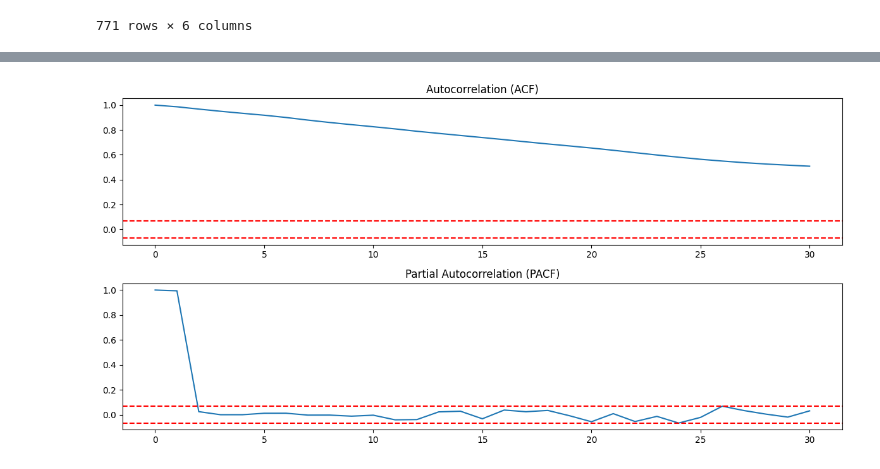
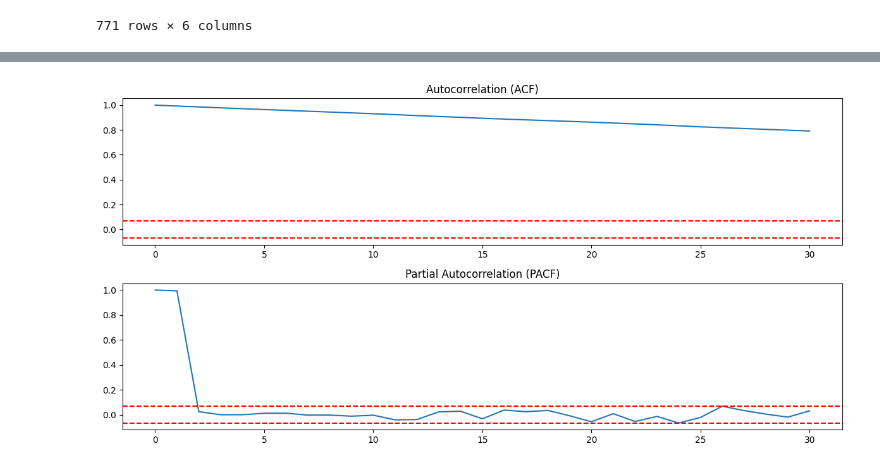
Before and after one commit to KopeckJames/github-project-discord, a Jupyter notebook: conflict data.ipynb, the cells around one changed output, grey strips where cells are left out. Cells and saved outputs as stored; diff of their text form; code cells hidden in the pictures.

```diff
--- a/conflict data.ipynb
+++ b/conflict data.ipynb
@@ -258,0 +199,17 @@ from scipy.stats import pearsonr
+# %%
+# Load commodity price data (assuming 'date' is the time index and 'price' is the price column)
+commodity_data = pd.read_csv("commodity_prices_clean.csv", index_col="Date", parse_dates=True)
+
+# Load conflict data (assuming 'start_date' and 'end_date' define conflict periods)
+conflict_data = pd.read_csv("war_data.csv")
+commodity_data.index = commodity_data.index.strftime('%Y-%m-%d')
+# Function to create conflict indicator variable
+def create_conflict_indicator(date, conflict_data):
+  for _, row in conflict_data.iterrows():
+    if (date >= row["Start Date"]) & (date <= row["End Date"]):
+      return 1
+  return 0
+
+# Apply function to create conflict indicator as a new column in commodity data
+commodity_data["conflict"] = commodity_data.index.map(lambda x: create_conflict_indicator(x, conflict_data))
+commodity_data
@@ -283,10 +318,10 @@ commodity_prices.to_csv('commodity_prices_date_index.csv')
 # commodity_prices.to_csv('commodity_prices_clean.csv')
 # %%
 # Load commodity price data (assuming 'date' is the time index and 'price' is the price column)
-commodity_data = pd.read_csv("Resources\commodity_prices_clean.csv", index_col="Date", parse_dates=True)
+commodity_data = pd.read_csv("commodity_prices_clean.csv", index_col="Date", parse_dates=True)
 
 # Load conflict data (assuming 'start_date' and 'end_date' define conflict periods)
-conflict_data = pd.read_csv("filtered_war_data.csv")
+conflict_data = pd.read_csv("war_data.csv")
 commodity_data.index = commodity_data.index.strftime('%Y-%m-%d')
 # Function to create conflict indicator variable
 def create_conflict_indicator(date, conflict_data):
@@ -297,3 +332,4 @@ def create_conflict_indicator(date, conflict_data):
 
 # Apply function to create conflict indicator as a new column in commodity data
 commodity_data["conflict"] = commodity_data.index.map(lambda x: create_conflict_indicator(x, conflict_data))
+commodity_data
@@ -300,22 +351,22 @@ commodity_data["conflict"] = commodity_data.index.map(lambda x: create_conflict_
 # %%
 # Calculate Autocorrelation (ACF) and Partial Autocorrelation (PACF)
 acf_values = acf(commodity_data["Gold"], nlags=30)  # Adjust nlags as needed
 pacf_values = pacf(commodity_data["Gold"], nlags=30)  # Adjust nlags as needed
-acf_values = acf(commodity_data["Wheat"], nlags=30)  # Adjust nlags as needed
+acf_values = acf(commodity_data["Gold"], nlags=30)  # Adjust nlags as needed
 pacf_values = pacf(commodity_data["Gold"], nlags=30)  # Adjust nlags as needed
 # Plot ACF and PACF
 plt.figure(figsize=(12, 6))
 plt.subplot(211)
 plt.plot(acf_values)
 plt.axhline(y=1.96/np.sqrt(len(commodity_data)), color='red', linestyle='--')
 plt.axhline(y=-1.96/np.sqrt(len(commodity_data)), color='red', linestyle='--')
 plt.title("Autocorrelation (ACF)")
 plt.subplot(212)
 plt.plot(pacf_values)
 plt.axhline(y=1.96/np.sqrt(len(commodity_data)), color='red', linestyle='--')
 plt.axhline(y=-1.96/np.sqrt(len(commodity_data)), color='red', linestyle='--')
 plt.title("Partial Autocorrelation (PACF)")
 plt.tight_layout()
 plt.show()
 # %% [output]
-[figure, old version]
+[figure, new version]
```
Also changed, not shown: parts of 22 cells of this notebook, 7 other files.
